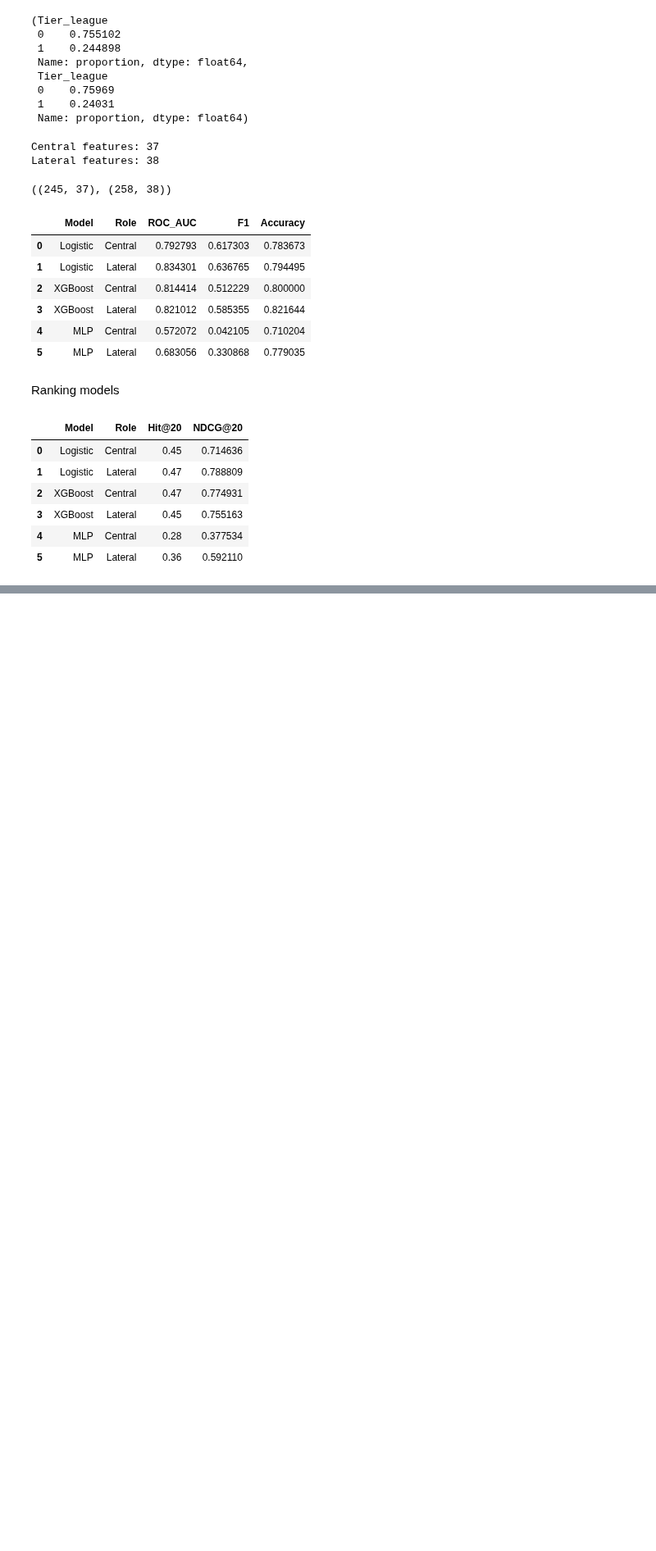
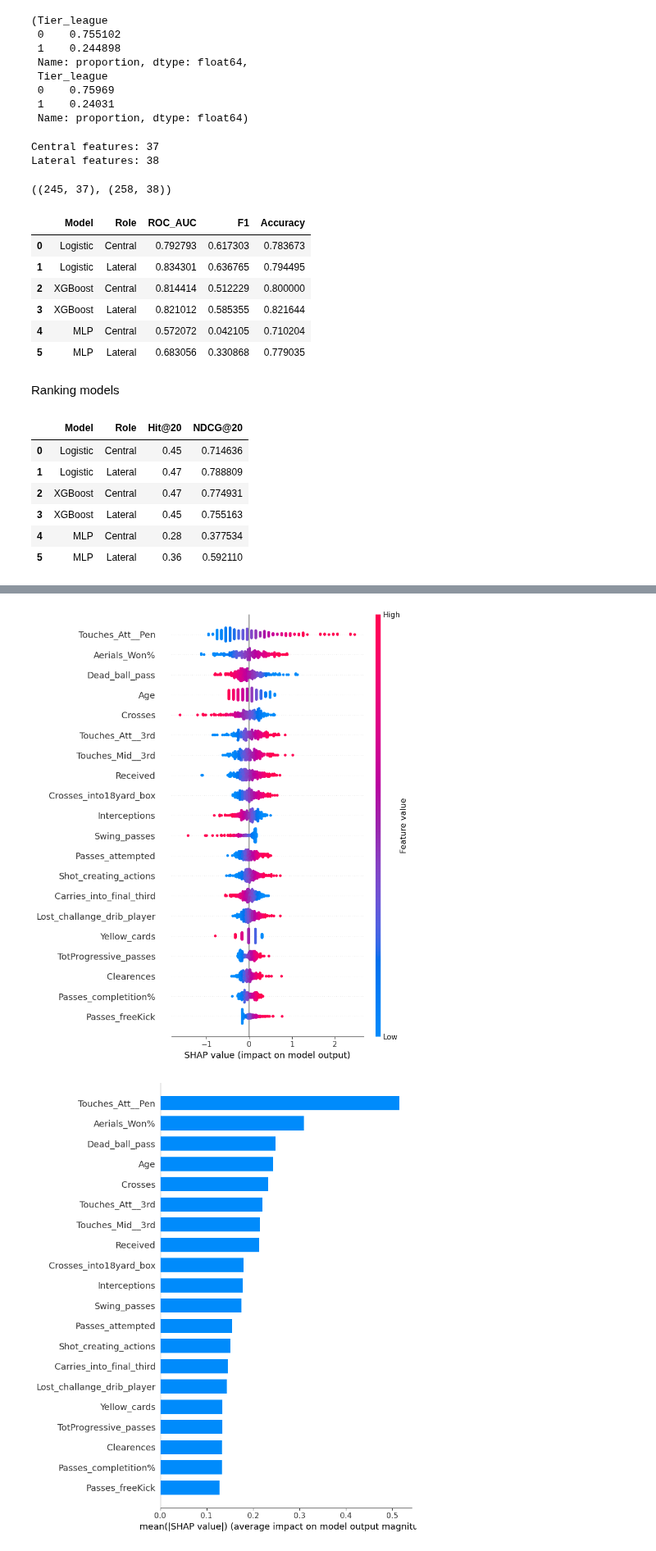
Before and after one commit to Jsavaia/Football_scouting_algorithm, a Jupyter notebook: Defenders.ipynb, the cells around one changed output, grey strips where cells are left out. Shown at 82% size. Drawn from its saved outputs; the diff is of its cells as text; code cells hidden in the pictures; blank space fills up the shorter version.

```diff
--- a/Defenders.ipynb
+++ b/Defenders.ipynb
@@ -1318,0 +1788,34 @@ ranking_df
+# %%
+import shap
+
+# Extract scaler + classifier from the pipeline
+scaler_lat = best_log_lateral.named_steps["scaler"]
+clf_lat = best_log_lateral.named_steps["clf"]
+
+# Transform X into the same space the logistic model sees
+Xl_scaled = scaler_lat.transform(X_lateral)
+
+# SHAP LinearExplainer for logistic
+explainer_log = shap.LinearExplainer(clf_lat, Xl_scaled, feature_names=X_lateral.columns)
+shap_values_log = explainer_log.shap_values(Xl_scaled)
+
+# Sample plot to keep it readable
+sample_n = min(400, X_lateral.shape[0])
+idx = np.random.RandomState(42).choice(X_lateral.shape[0], size=sample_n, replace=False)
+
+Xl_scaled_sample = Xl_scaled[idx]
+shap_values_log_sample = shap_values_log[idx]
+
+# Summary plots
+shap.summary_plot(shap_values_log_sample, Xl_scaled_sample, feature_names=X_lateral.columns, show=False)
+plt.tight_layout()
+plt.savefig("shap_summary_lateral_logistic.png", dpi=200)
+plt.show()
+
+shap.summary_plot(shap_values_log_sample, Xl_scaled_sample, feature_names=X_lateral.columns, plot_type="bar", show=False)
+plt.tight_layout()
+plt.savefig("shap_bar_lateral_logistic.png", dpi=200)
+plt.show()
+# %% [output]
+[figure, added]
+[figure, added]
```
Also changed, not shown: parts of 21 cells of this notebook.
